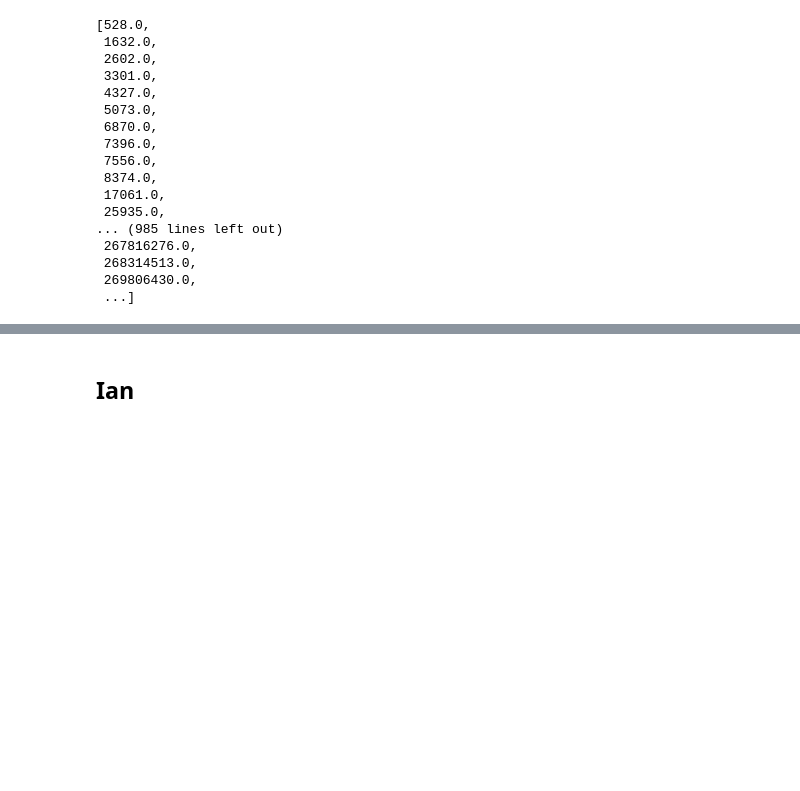
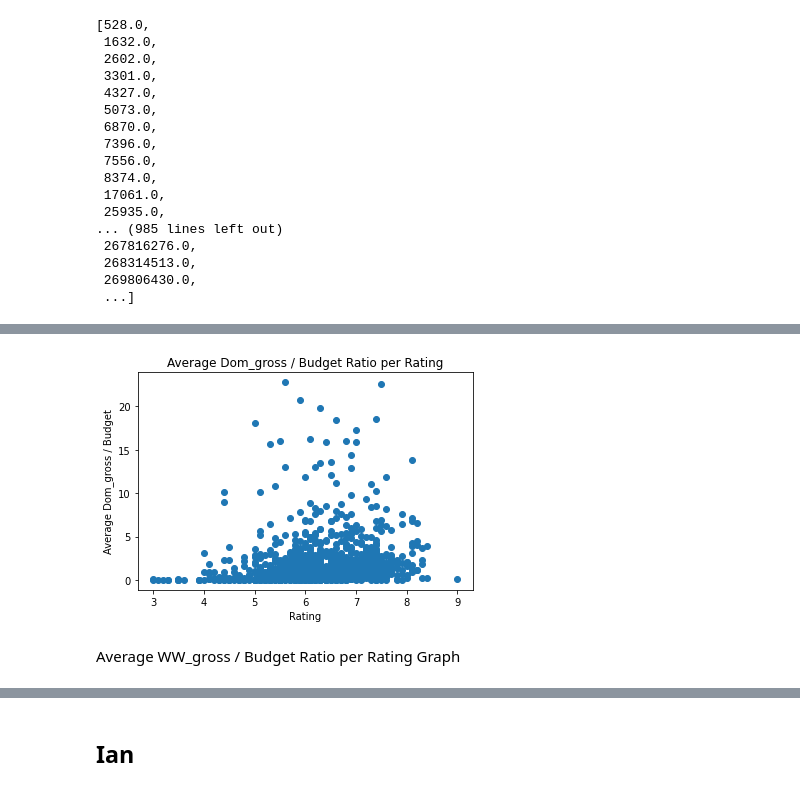
Before and after one commit to mfFrida/Capstone-Project-Semester-1, a Jupyter notebook: student.ipynb, the cells around one changed output, grey strips where cells are left out. Cells and saved outputs as stored; diff of their text form; code cells hidden in the pictures; blank space fills up the shorter version.

Commit message:
Created data visualizations, hypothesis tests, and refined data

```diff
--- a/student.ipynb
+++ b/student.ipynb
@@ -285,0 +294,4 @@ dtype: object
+# %%
+#create db that removes outliers
+dom_ratio_movie_db = movie_db.drop(movie_db[movie_db['dom_gross / budget'] > 30].index)
+dom_ratio_movie_db
@@ -285,0 +312,14 @@ dtype: object
+# %%
+x = dom_ratio_movie_db['vote_average']
+
+y = dom_ratio_movie_db['dom_gross / budget']
+
+plt.scatter(x, y)
+plt.xlabel('Rating')
+plt.ylabel('Average Dom_gross / Budget')
+plt.title('Average Dom_gross / Budget Ratio per Rating')
+plt.show()
+# %% [output]
+[figure, added]
+# %% [markdown]
+Average WW_gross / Budget Ratio per Rating Graph
```
Also changed, not shown: parts of 30 cells of this notebook.
